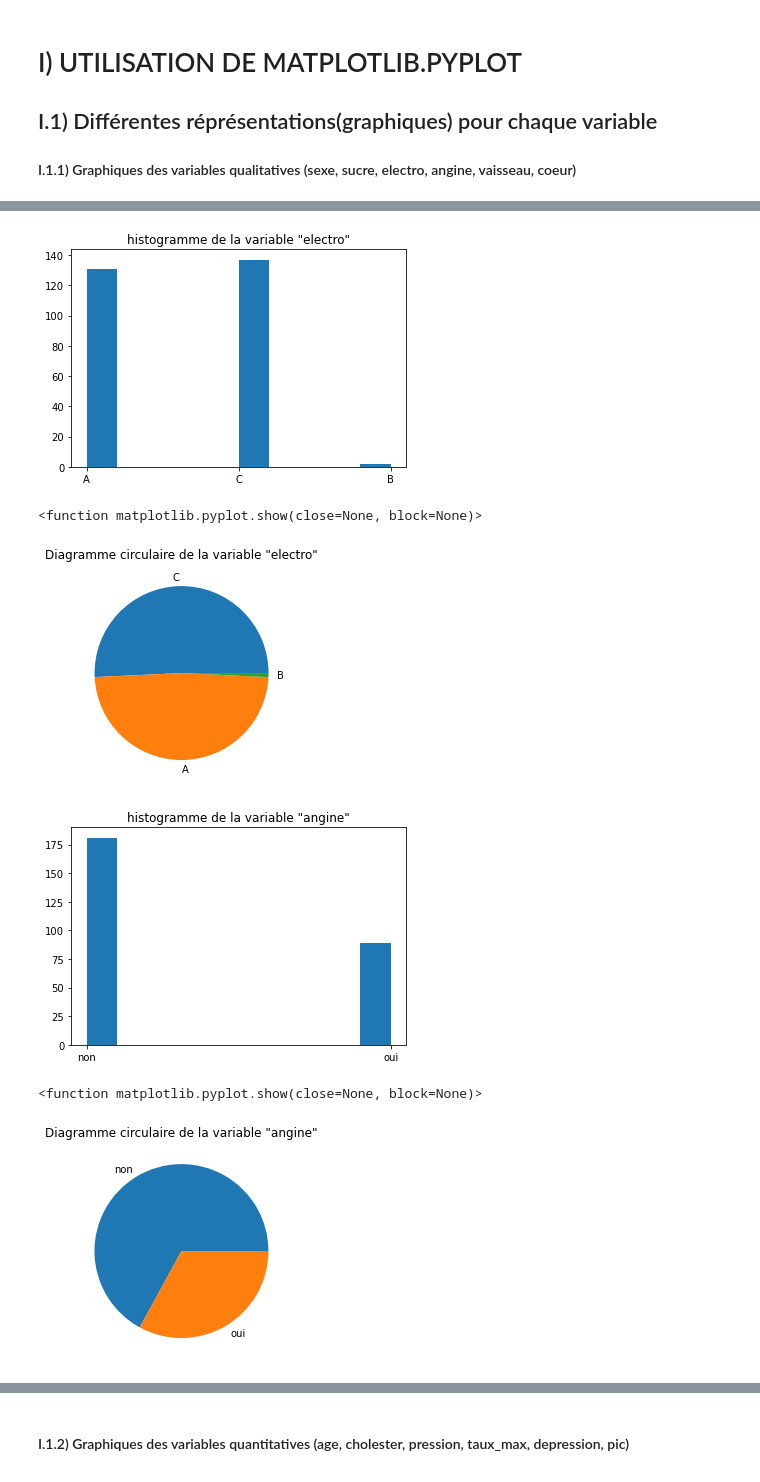
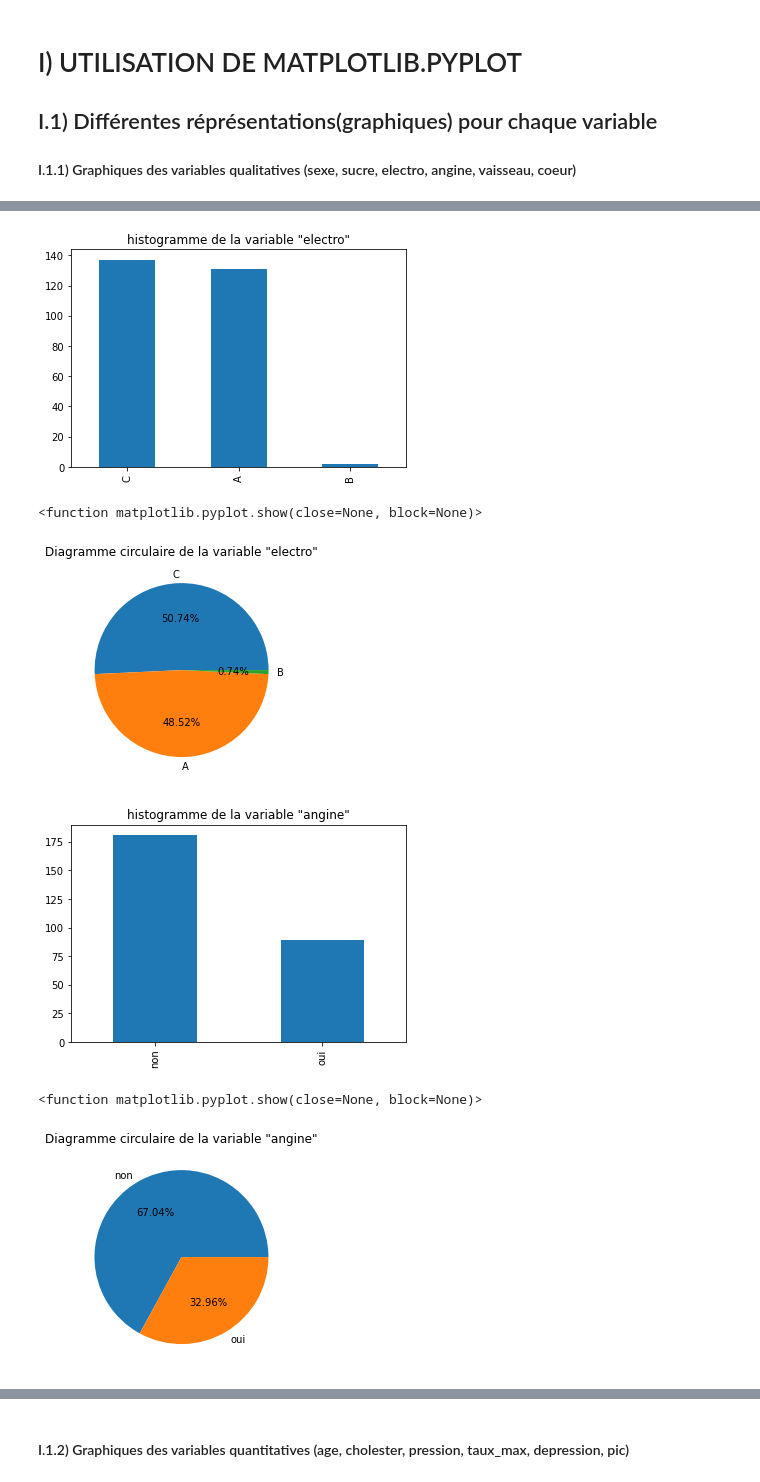
Before and after one commit to Donald1507/matplotlib-seaborn, a Jupyter notebook: Veille Matplotlib.pyplot .ipynb, the cells around one changed output, grey strips where cells are left out. Drawn from its saved outputs; the diff is of its cells as text; code cells hidden in the pictures.

```diff
--- a/Veille Matplotlib.pyplot .ipynb
+++ b/Veille Matplotlib.pyplot .ipynb
@@ -77,29 +77,29 @@ plt.show
 # %%
-plt.hist(data['electro'])
+data['electro'].value_counts().plot.bar()
 plt.title('histogramme de la variable "electro"')
 plt.show()
 
 eff_electro = data['electro'].value_counts()
 labels = eff_electro.index
-plt.pie(eff_electro, labels = labels)
+plt.pie(eff_electro, autopct= "%1.2f%%",labels = labels)
 plt.title('Diagramme circulaire de la variable "electro"')
 plt.show
 # %% [output]
-[figure, old version]
+[figure, new version]
 <function matplotlib.pyplot.show(close=None, block=None)>
-[figure, old version]
+[figure, new version]
 # %%
-plt.hist(data['angine'])
+data['angine'].value_counts().plot.bar()
 plt.title('histogramme de la variable "angine"')
 plt.show()
 
 eff_angine = data['angine'].value_counts()
 labels_angine = eff_angine.index
-plt.pie(eff_angine, labels = labels_angine)
+plt.pie(eff_angine, autopct= "%1.2f%%", labels = labels_angine)
 plt.title('Diagramme circulaire de la variable "angine"')
 plt.show
 # %% [output]
-[figure, old version]
+[figure, new version]
 <function matplotlib.pyplot.show(close=None, block=None)>
-[figure, old version]
+[figure, new version]
 # %%
```
Also changed, not shown: parts of 44 cells of this notebook.
